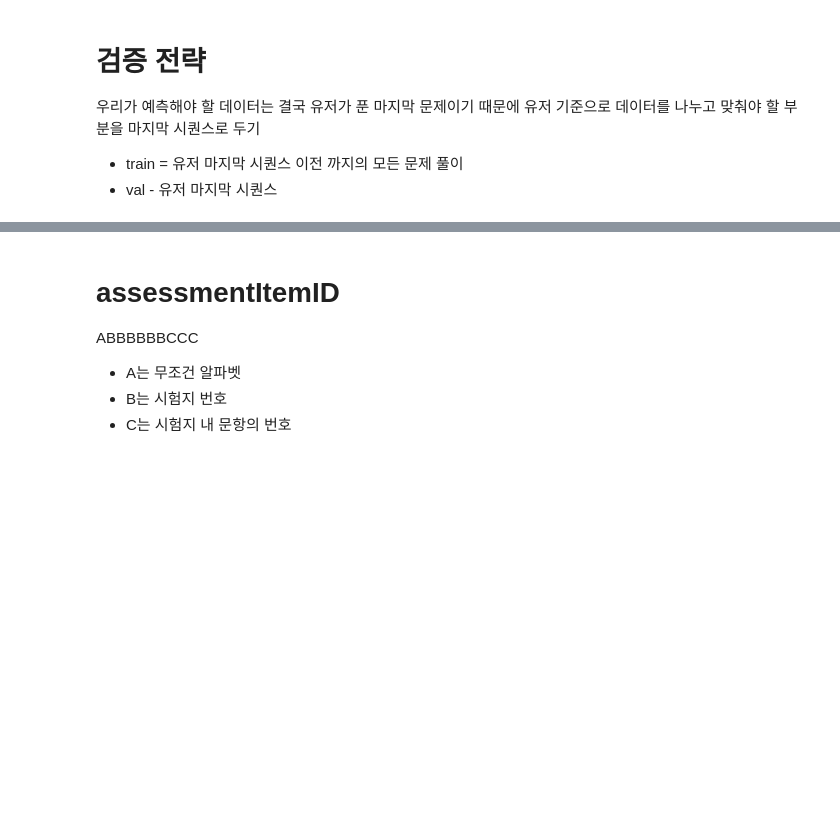
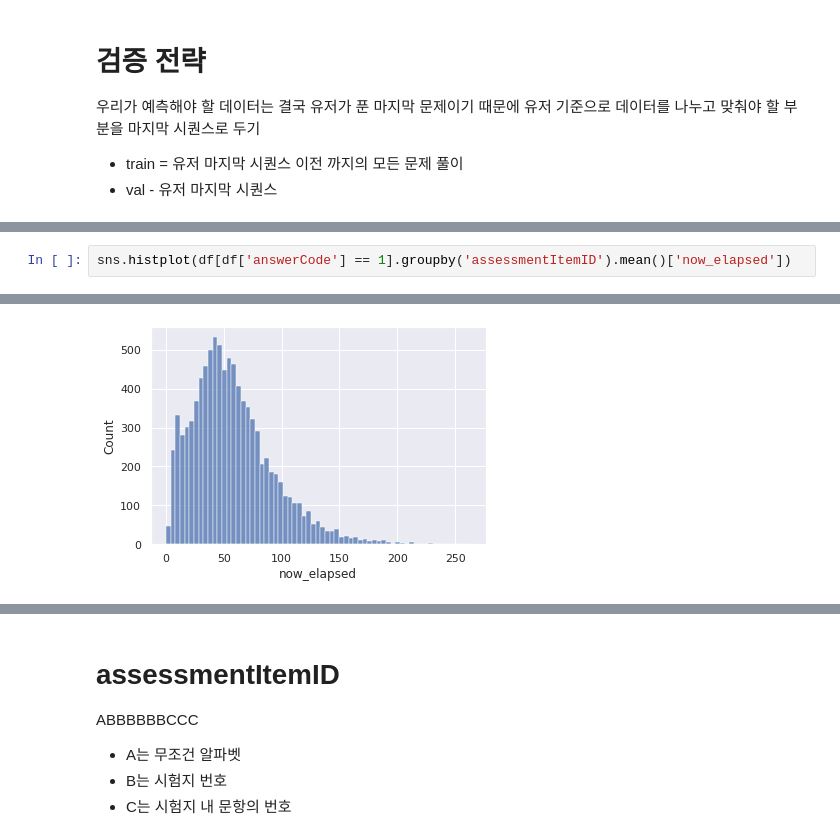
Before and after one commit to boostcampaitech3/level2-dkt-level2-recsys-05, a Jupyter notebook: EDA/EDA-SeongBeom.ipynb, the cells around one changed output, grey strips where cells are left out. Cells and saved outputs as stored; diff of their text form; blank space fills up the shorter version.

```diff
--- a/EDA/EDA-SeongBeom.ipynb
+++ b/EDA/EDA-SeongBeom.ipynb
@@ -42,0 +111,3 @@ df = pd.concat([train_df, test_df]).sort_values(by=['userID', 'Timestamp']).rese
+# %%
+sns.histplot(df[df['answerCode'] == 1].groupby('assessmentItemID').mean()['now_elapsed'])
+# %% [output]
@@ -42,0 +115 @@ df = pd.concat([train_df, test_df]).sort_values(by=['userID', 'Timestamp']).rese
+[figure, added]
```
Also changed, not shown: parts of 8 cells of this notebook.
